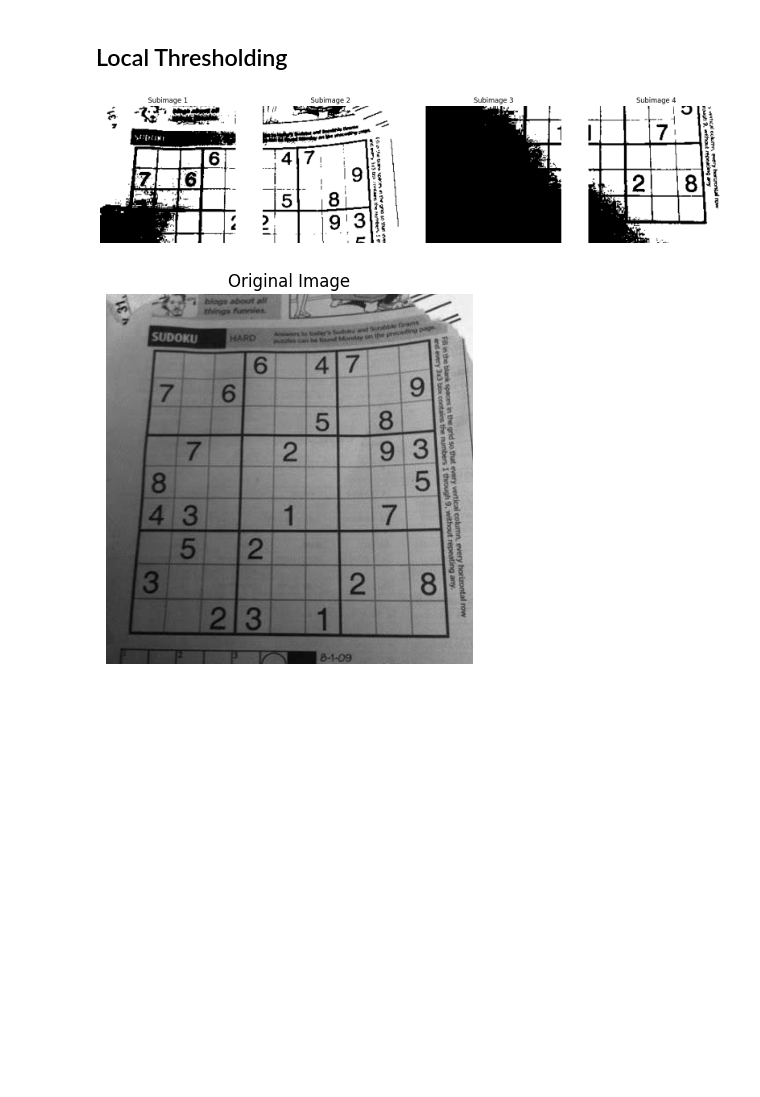
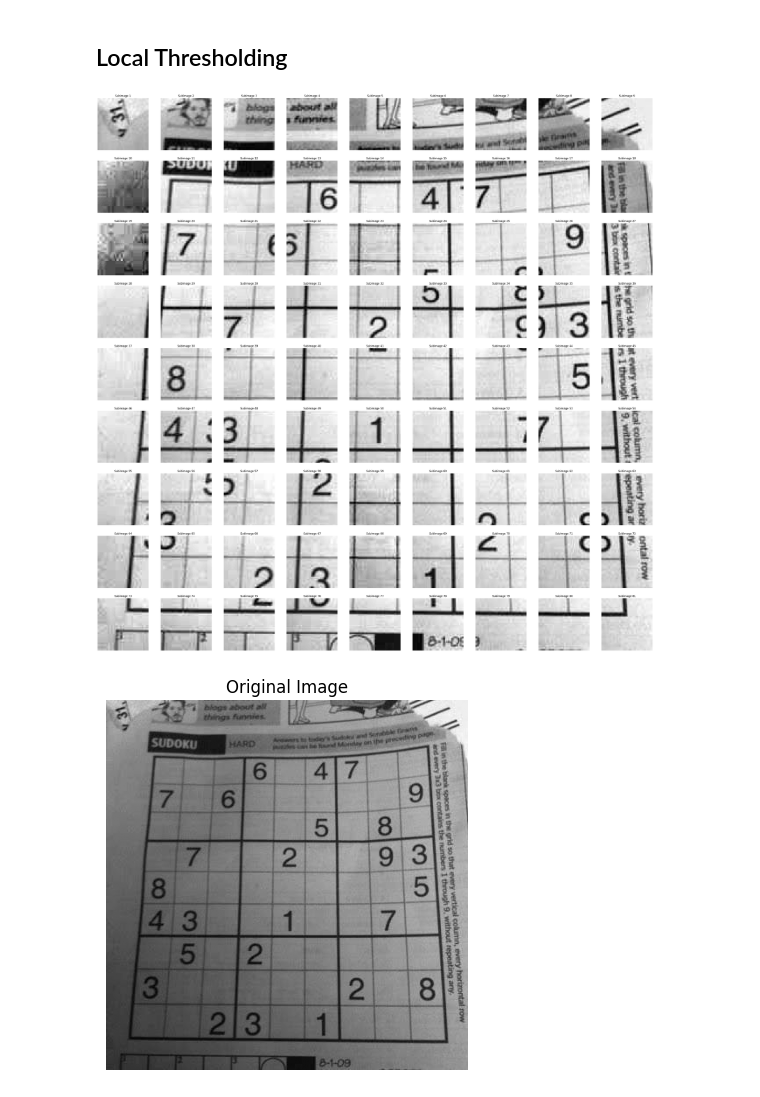
Before and after one commit to akef215/image_processing, a Jupyter notebook: cours_implementation.ipynb, the cells around one changed output. Cells and saved outputs as stored; diff of their text form; code cells hidden in the pictures; blank space fills up the shorter version.

Commit message:
Local thresholding -update

```diff
--- a/cours_implementation.ipynb
+++ b/cours_implementation.ipynb
@@ -215,8 +215,6 @@ def thresh(img, threshold=None):
     binary_img[img >= threshold] = 255
     return binary_img, threshold
 # %%
-img_path = "img/sudoko.jpg"
-img = read_img(img_path)
 thresh_1 = 50
 thresh_2 = 150
 
@@ -248,19 +265,18 @@ def subimages(img, n):
 # %%
 img_path = "img/sudoko.jpg"
 img = read_img(img_path)
 
-s = subimages(img, 2)
+n = 9
+s = subimages(img, n)
 
 # Plot the images
-plt.figure(figsize=[20, 80])
-img_, thresh_ = thresh(s[0])
-plt.subplot(141), show_img(img_, f"Subimage 1")
-img_, thresh_ = thresh(s[1])
-plt.subplot(142), show_img(img_, f"Subimage 2")
-img_, thresh_ = thresh(s[2])
-plt.subplot(143), show_img(img_, f"Subimage 3")
-img_, thresh_ = thresh(s[3])
-plt.subplot(144), show_img(img_, f"Subimage 4")
+plt.figure(figsize=[5*n, 5*n])
+for i, img_ in enumerate(s):
+    ax = plt.subplot(n, n, i+1)
+    ax.imshow(img_, cmap='gray')
+    ax.set_title(f"Subimage {i+1}")
+    ax.axis('off')
+
 plt.show()
 # %% [output]
-[figure, old version]
+[figure, new version]
@@ -275,5 +283,4 @@ def assemble_imgs(imgs, n):
 # %%
-#np.random.shuffle(s)
-show_img(assemble_imgs(s, 2))
+show_img(assemble_imgs(s, n))
 # %% [output]
-[figure, old version]
+[figure, new version]
```
Also changed, not shown: parts of 8 cells of this notebook.
